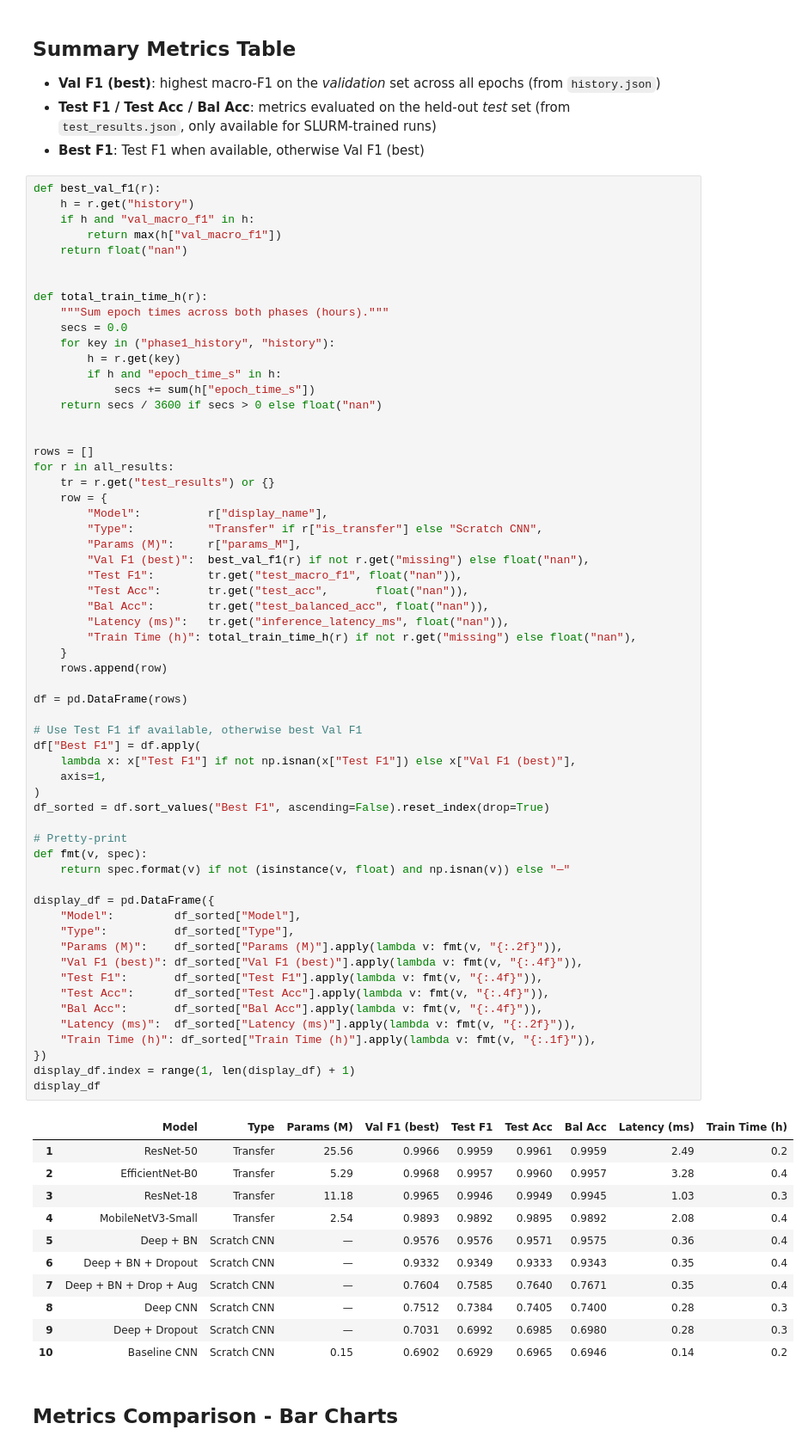
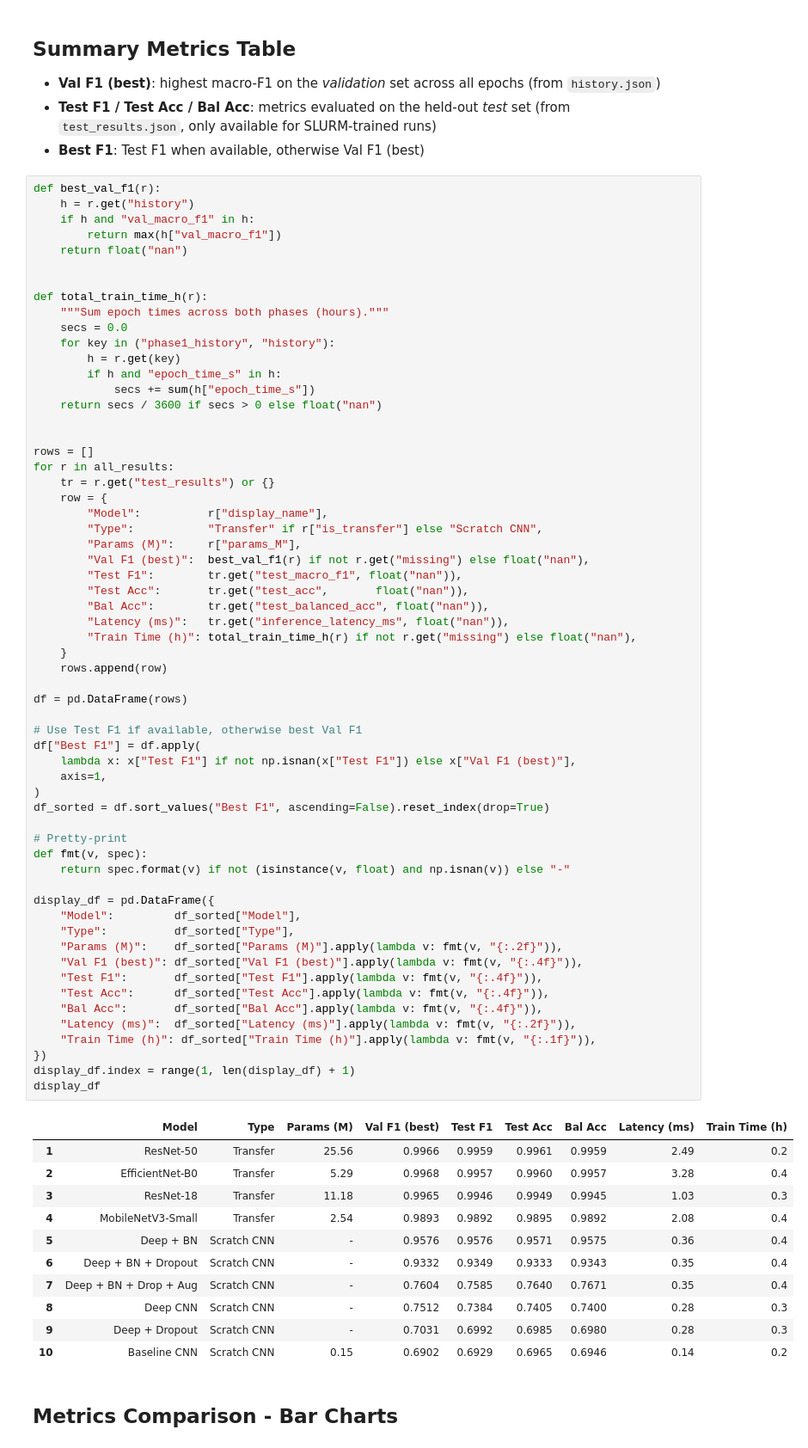
Before and after one commit to Jordixu/DeepLearning-FinalProject, a Jupyter notebook: experiments/model_comparison.ipynb, the cells around one changed output. Shown at 86% size. Cells and saved outputs as stored; diff of their text form.

Commit message:
fix formatting in model comparison notebook for consistency

```diff
--- a/experiments/model_comparison.ipynb
+++ b/experiments/model_comparison.ipynb
@@ -179,39 +179,39 @@ df = pd.DataFrame(rows)
 
 # Use Test F1 if available, otherwise best Val F1
 df["Best F1"] = df.apply(
     lambda x: x["Test F1"] if not np.isnan(x["Test F1"]) else x["Val F1 (best)"],
     axis=1,
 )
 df_sorted = df.sort_values("Best F1", ascending=False).reset_index(drop=True)
 
 # Pretty-print
 def fmt(v, spec):
-    return spec.format(v) if not (isinstance(v, float) and np.isnan(v)) else "—"
+    return spec.format(v) if not (isinstance(v, float) and np.isnan(v)) else "-"
 
 display_df = pd.DataFrame({
     "Model":         df_sorted["Model"],
     "Type":          df_sorted["Type"],
     "Params (M)":    df_sorted["Params (M)"].apply(lambda v: fmt(v, "{:.2f}")),
     "Val F1 (best)": df_sorted["Val F1 (best)"].apply(lambda v: fmt(v, "{:.4f}")),
     "Test F1":       df_sorted["Test F1"].apply(lambda v: fmt(v, "{:.4f}")),
     "Test Acc":      df_sorted["Test Acc"].apply(lambda v: fmt(v, "{:.4f}")),
     "Bal Acc":       df_sorted["Bal Acc"].apply(lambda v: fmt(v, "{:.4f}")),
     "Latency (ms)":  df_sorted["Latency (ms)"].apply(lambda v: fmt(v, "{:.2f}")),
     "Train Time (h)": df_sorted["Train Time (h)"].apply(lambda v: fmt(v, "{:.1f}")),
 })
 display_df.index = range(1, len(display_df) + 1)
 display_df
 # %% [output]
 |  | Model | Type | Params (M) | Val F1 (best) | Test F1 | Test Acc | Bal Acc | Latency (ms) | Train Time (h) |
 | 1 | ResNet-50 | Transfer | 25.56 | 0.9966 | 0.9959 | 0.9961 | 0.9959 | 2.49 | 0.2 |
 | 2 | EfficientNet-B0 | Transfer | 5.29 | 0.9968 | 0.9957 | 0.9960 | 0.9957 | 3.28 | 0.4 |
 | 3 | ResNet-18 | Transfer | 11.18 | 0.9965 | 0.9946 | 0.9949 | 0.9945 | 1.03 | 0.3 |
 | 4 | MobileNetV3-Small | Transfer | 2.54 | 0.9893 | 0.9892 | 0.9895 | 0.9892 | 2.08 | 0.4 |
-| 5 | Deep + BN | Scratch CNN | — | 0.9576 | 0.9576 | 0.9571 | 0.9575 | 0.36 | 0.4 |
-| 6 | Deep + BN + Dropout | Scratch CNN | — | 0.9332 | 0.9349 | 0.9333 | 0.9343 | 0.35 | 0.4 |
-| 7 | Deep + BN + Drop + Aug | Scratch CNN | — | 0.7604 | 0.7585 | 0.7640 | 0.7671 | 0.35 | 0.4 |
-| 8 | Deep CNN | Scratch CNN | — | 0.7512 | 0.7384 | 0.7405 | 0.7400 | 0.28 | 0.3 |
-| 9 | Deep + Dropout | Scratch CNN | — | 0.7031 | 0.6992 | 0.6985 | 0.6980 | 0.28 | 0.3 |
+| 5 | Deep + BN | Scratch CNN | - | 0.9576 | 0.9576 | 0.9571 | 0.9575 | 0.36 | 0.4 |
+| 6 | Deep + BN + Dropout | Scratch CNN | - | 0.9332 | 0.9349 | 0.9333 | 0.9343 | 0.35 | 0.4 |
+| 7 | Deep + BN + Drop + Aug | Scratch CNN | - | 0.7604 | 0.7585 | 0.7640 | 0.7671 | 0.35 | 0.4 |
+| 8 | Deep CNN | Scratch CNN | - | 0.7512 | 0.7384 | 0.7405 | 0.7400 | 0.28 | 0.3 |
+| 9 | Deep + Dropout | Scratch CNN | - | 0.7031 | 0.6992 | 0.6985 | 0.6980 | 0.28 | 0.3 |
 | 10 | Baseline CNN | Scratch CNN | 0.15 | 0.6902 | 0.6929 | 0.6965 | 0.6946 | 0.14 | 0.2 |
 # %% [markdown]
 ## Metrics Comparison - Bar Charts
```
Also changed, not shown: parts of 6 cells of this notebook.
